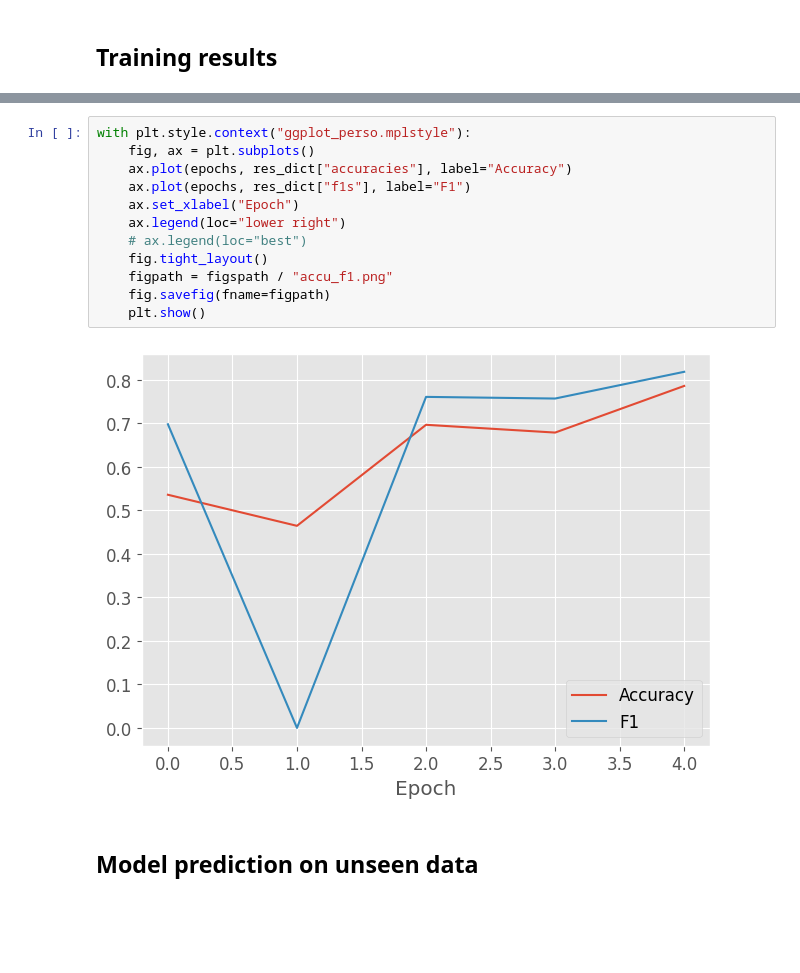
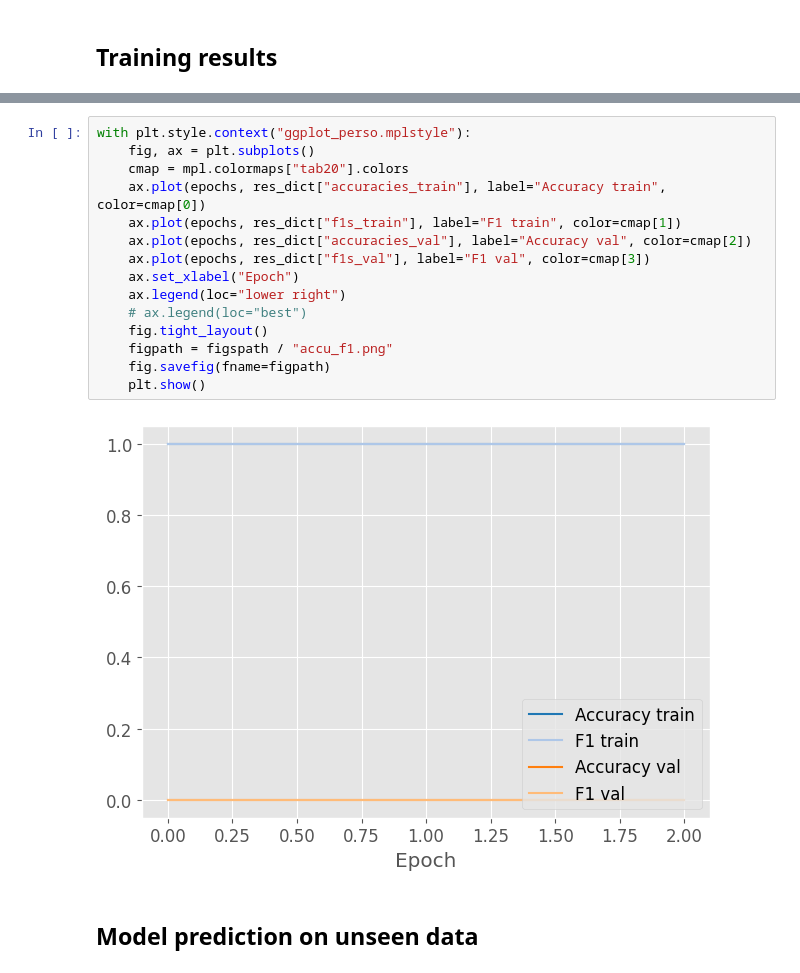
Before and after one commit to DanNguyen1/DL-project, a Jupyter notebook: visualization.ipynb, the cells around one changed output, grey strips where cells are left out. Drawn from its saved outputs; the diff is of its cells as text; blank space fills up the shorter version.

Commit message:
ap: add training metrics to plots
+ plot everything automatically after training

```diff
--- a/visualization.ipynb
+++ b/visualization.ipynb
@@ -98,17 +100,20 @@ with plt.style.context("ggplot_perso.mplstyle"):
 # %%
 with plt.style.context("ggplot_perso.mplstyle"):
     fig, ax = plt.subplots()
-    ax.plot(epochs, res_dict["accuracies"], label="Accuracy")
-    ax.plot(epochs, res_dict["f1s"], label="F1")
+    cmap = mpl.colormaps["tab20"].colors
+    ax.plot(epochs, res_dict["accuracies_train"], label="Accuracy train", color=cmap[0])
+    ax.plot(epochs, res_dict["f1s_train"], label="F1 train", color=cmap[1])
+    ax.plot(epochs, res_dict["accuracies_val"], label="Accuracy val", color=cmap[2])
+    ax.plot(epochs, res_dict["f1s_val"], label="F1 val", color=cmap[3])
     ax.set_xlabel("Epoch")
     ax.legend(loc="lower right")
     # ax.legend(loc="best")
     fig.tight_layout()
     figpath = figspath / "accu_f1.png"
     fig.savefig(fname=figpath)
     plt.show()
 # %% [output]
-[figure, old version]
+[figure, new version]
 # %% [markdown]
 ## Model prediction on unseen data
 # %%
```
Also changed, not shown: parts of 6 cells of this notebook, 7 other files.
